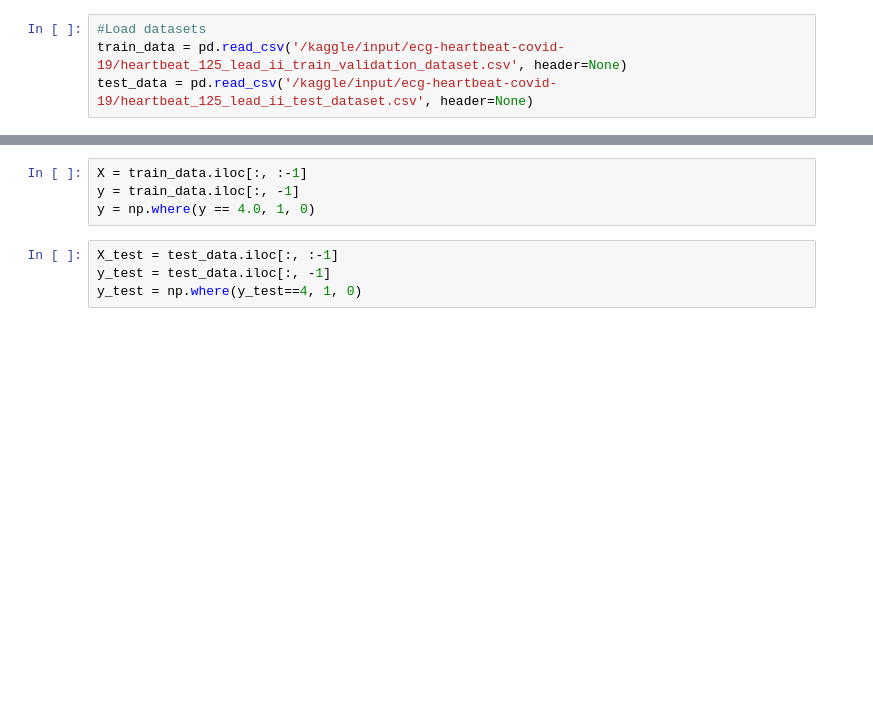
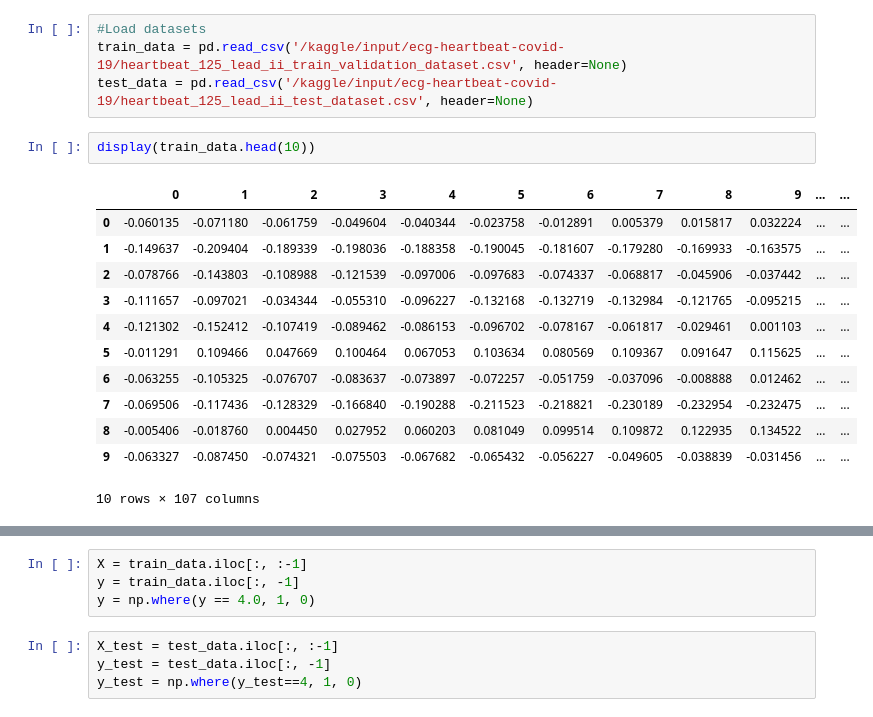
Before and after one commit to Imokut/projects, a Jupyter notebook: ECG signal prediction/notebook_1.ipynb, the cells around one changed output, grey strips where cells are left out. Saved outputs shown, nothing was run; the diff lists cells and outputs as text; blank space fills up the shorter version.

```diff
--- a/ECG signal prediction/notebook_1.ipynb
+++ b/ECG signal prediction/notebook_1.ipynb
@@ -14,3 +26,18 @@ from sklearn.metrics import confusion_matrix, ConfusionMatrixDisplay
 #Load datasets
 train_data = pd.read_csv('/kaggle/input/ecg-heartbeat-covid-19/heartbeat_125_lead_ii_train_validation_dataset.csv', header=None)
 test_data = pd.read_csv('/kaggle/input/ecg-heartbeat-covid-19/heartbeat_125_lead_ii_test_dataset.csv', header=None)
+# %%
+display(train_data.head(10))
+# %% [output]
+|  | 0 | 1 | 2 | 3 | 4 | 5 | 6 | 7 | 8 | 9 | ... | ... |
+| 0 | -0.060135 | -0.071180 | -0.061759 | -0.049604 | -0.040344 | -0.023758 | -0.012891 | 0.005379 | 0.015817 | 0.032224 | ... | ... |
+| 1 | -0.149637 | -0.209404 | -0.189339 | -0.198036 | -0.188358 | -0.190045 | -0.181607 | -0.179280 | -0.169933 | -0.163575 | ... | ... |
+| 2 | -0.078766 | -0.143803 | -0.108988 | -0.121539 | -0.097006 | -0.097683 | -0.074337 | -0.068817 | -0.045906 | -0.037442 | ... | ... |
+| 3 | -0.111657 | -0.097021 | -0.034344 | -0.055310 | -0.096227 | -0.132168 | -0.132719 | -0.132984 | -0.121765 | -0.095215 | ... | ... |
+| 4 | -0.121302 | -0.152412 | -0.107419 | -0.089462 | -0.086153 | -0.096702 | -0.078167 | -0.061817 | -0.029461 | 0.001103 | ... | ... |
+| 5 | -0.011291 | 0.109466 | 0.047669 | 0.100464 | 0.067053 | 0.103634 | 0.080569 | 0.109367 | 0.091647 | 0.115625 | ... | ... |
+| 6 | -0.063255 | -0.105325 | -0.076707 | -0.083637 | -0.073897 | -0.072257 | -0.051759 | -0.037096 | -0.008888 | 0.012462 | ... | ... |
+| 7 | -0.069506 | -0.117436 | -0.128329 | -0.166840 | -0.190288 | -0.211523 | -0.218821 | -0.230189 | -0.232954 | -0.232475 | ... | ... |
+| 8 | -0.005406 | -0.018760 | 0.004450 | 0.027952 | 0.060203 | 0.081049 | 0.099514 | 0.109872 | 0.122935 | 0.134522 | ... | ... |
+| 9 | -0.063327 | -0.087450 | -0.074321 | -0.075503 | -0.067682 | -0.065432 | -0.056227 | -0.049605 | -0.038839 | -0.031456 | ... | ... |
+10 rows × 107 columns
```
Also changed, not shown: parts of 35 cells of this notebook.
